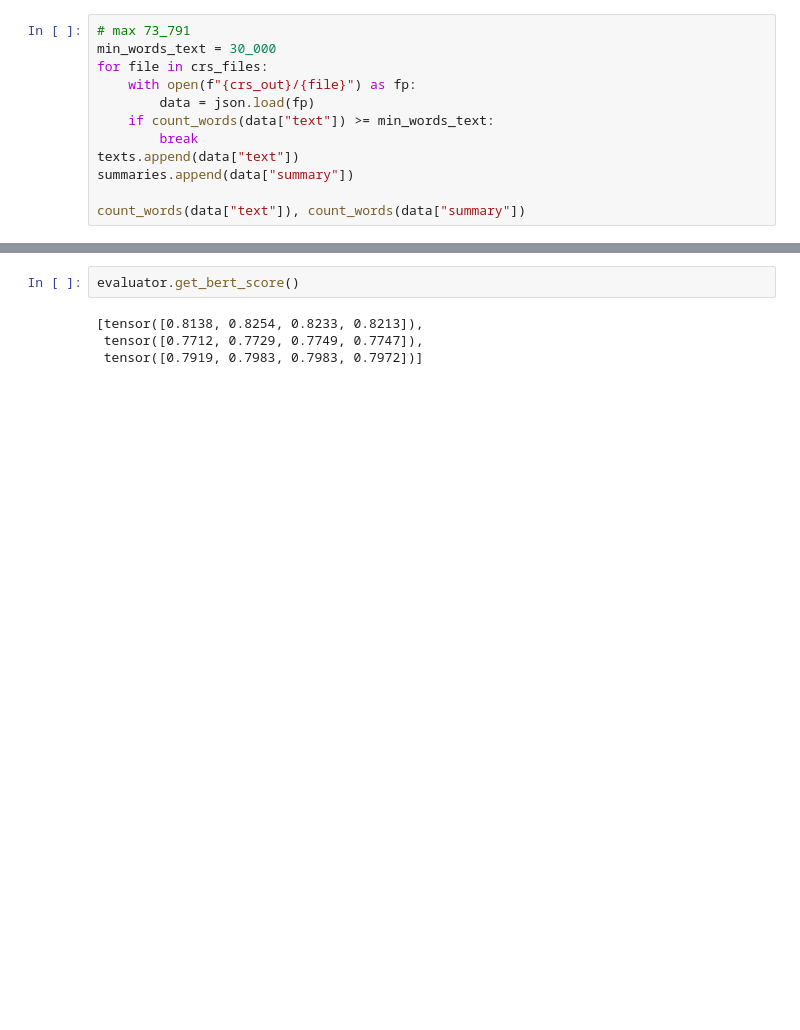
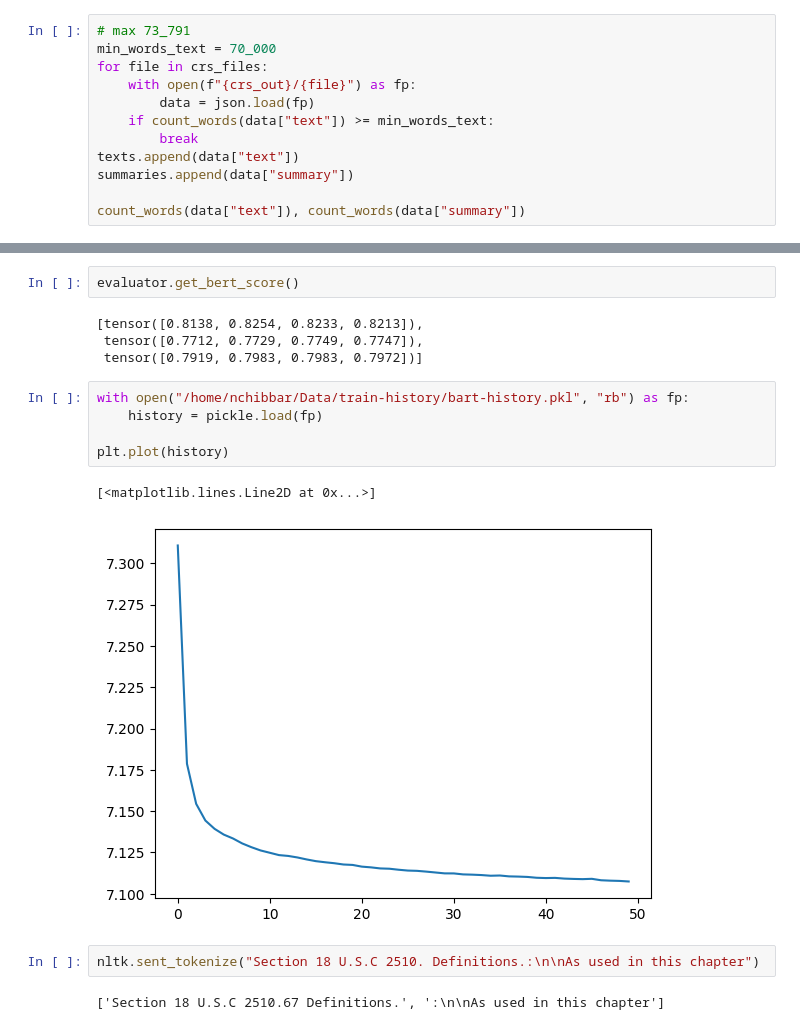
Before and after one commit to NamanChhibbar/LDS, a Jupyter notebook: temp.ipynb, the cells around one changed output, grey strips where cells are left out. Cells and saved outputs as stored; diff of their text form; blank space fills up the shorter version.

```diff
--- a/temp.ipynb
+++ b/temp.ipynb
@@ -147,7 +142,7 @@ display_topics(lda, feature_names, num_top_words)
 texts, summaries = [], []
 # %%
 # max 73_791
-min_words_text = 30_000
+min_words_text = 70_000
 for file in crs_files:
 	with open(f"{crs_out}/{file}") as fp:
 		data = json.load(fp)
@@ -246,3 +303,15 @@ evaluator.get_bert_score()
 [tensor([0.8138, 0.8254, 0.8233, 0.8213]),
  tensor([0.7712, 0.7729, 0.7749, 0.7747]),
  tensor([0.7919, 0.7983, 0.7983, 0.7972])]
+# %%
+with open("/home/nchibbar/Data/train-history/bart-history.pkl", "rb") as fp:
+	history = pickle.load(fp)
+
+plt.plot(history)
+# %% [output]
+[<matplotlib.lines.Line2D at 0x...>]
+[figure, added]
+# %%
+nltk.sent_tokenize("Section 18 U.S.C 2510. Definitions.:\n\nAs used in this chapter")
+# %% [output]
+['Section 18 U.S.C 2510.67 Definitions.', ':\n\nAs used in this chapter']
```
Also changed, not shown: parts of 8 cells of this notebook, 4 other files.
